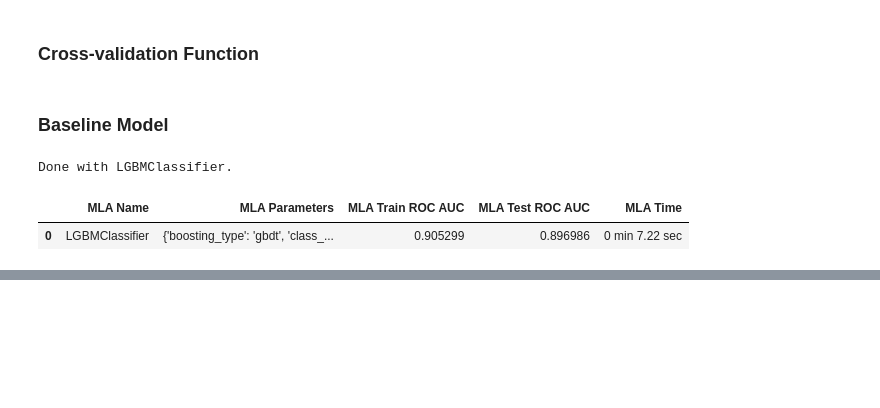
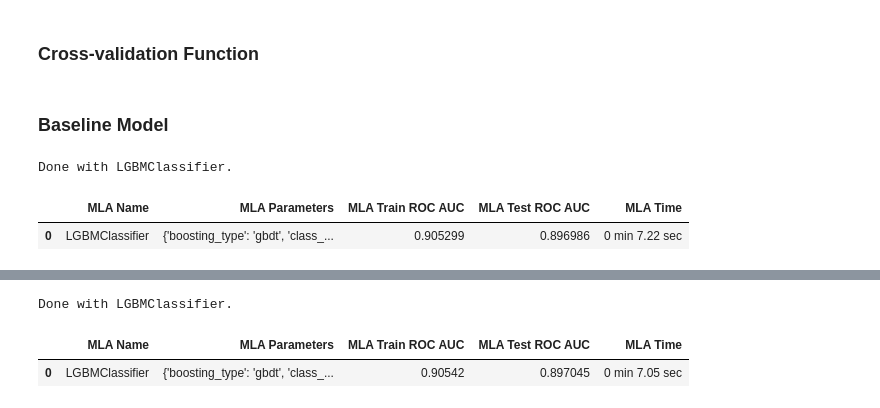
Before and after one commit to hardboyvino/kaggle_competition, a Jupyter notebook: playground_4.1/lgbm.ipynb, the cells around one changed output, grey strips where cells are left out. Drawn from its saved outputs; the diff is of its cells as text; code cells hidden in the pictures; blank space fills up the shorter version.

```diff
--- a/playground_4.1/lgbm.ipynb
+++ b/playground_4.1/lgbm.ipynb
@@ -313,0 +379,10 @@ Done with LGBMClassifier.
+# %%
+with open('sfs_features_lgbm.txt', mode='w') as f:
+    pprint(sfs_features, stream=f)
+# %%
+sfs_models = evaluate_models(models, X, y, sfs_features, sk, f'{experiment_name}_sfs')
+sfs_models
+# %% [output]
+Done with LGBMClassifier.
+|  | MLA Name | MLA Parameters | MLA Train ROC AUC | MLA Test ROC AUC | MLA Time |
+| 0 | LGBMClassifier | {'boosting_type': 'gbdt', 'class_... | 0.90542 | 0.897045 | 0 min 7.05 sec |
```
Also changed, not shown: parts of 2 cells of this notebook.
